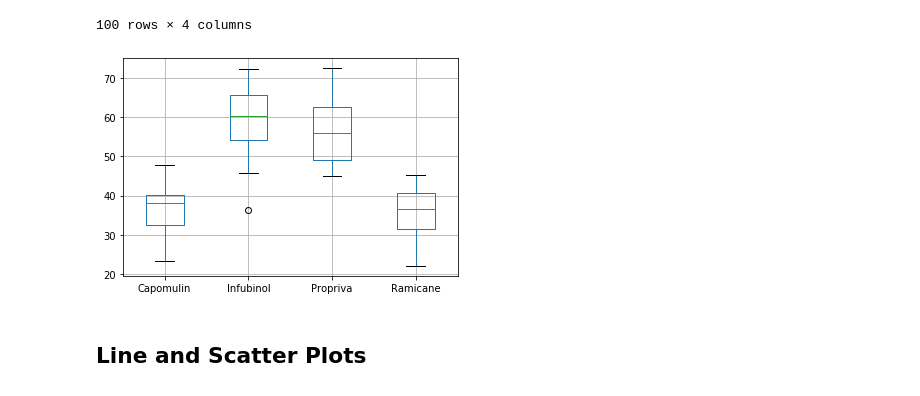
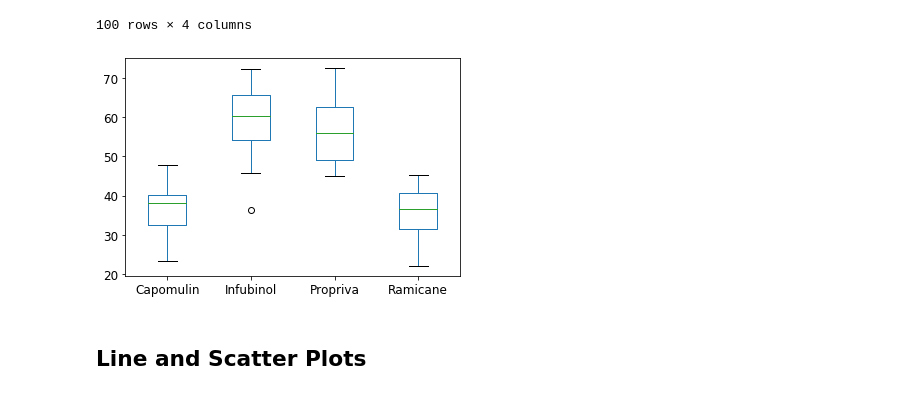
Before and after one commit to JPHebert32/matplotlib-challenge, a Jupyter notebook: Pymaceuticals/main.ipynb, the cells around one changed output. Saved outputs shown, nothing was run; the diff lists cells and outputs as text; code cells hidden in the pictures.

```diff
--- a/Pymaceuticals/main.ipynb
+++ b/Pymaceuticals/main.ipynb
@@ -261,9 +271,10 @@ Top_Drug_Summary_df
 100 rows × 4 columns
 # %%
 # Generate a box plot of the final tumor volume of each mouse across four regimens of interest
-boxplot = Top_Drug_Summary_df.boxplot(column=['Capomulin', 'Infubinol', 'Propriva', 'Ramicane'])
+boxplot = Top_Drug_Summary_df.boxplot(column=['Capomulin', 'Infubinol', 'Propriva', 'Ramicane'],\
+                                      grid=False, fontsize=12)
 # %% [output]
-[figure, old version]
+[figure, new version]
 # %% [markdown]
 ## Line and Scatter Plots
 # %%
```
Also changed, not shown: parts of 7 cells of this notebook.
